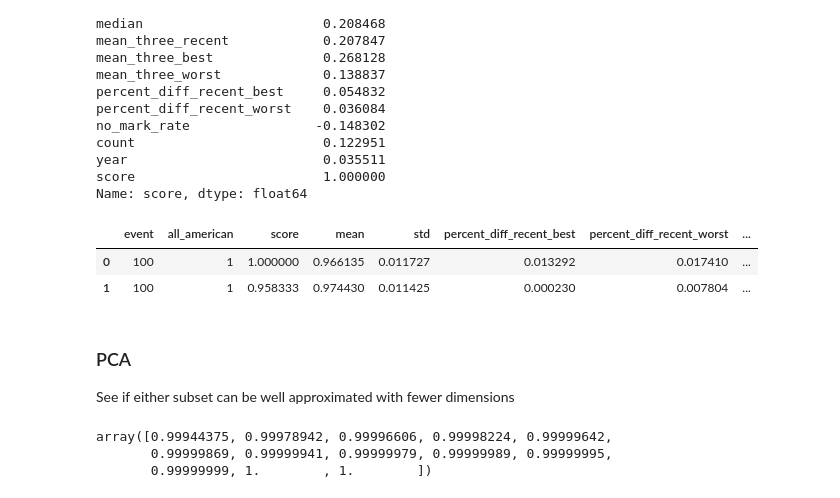
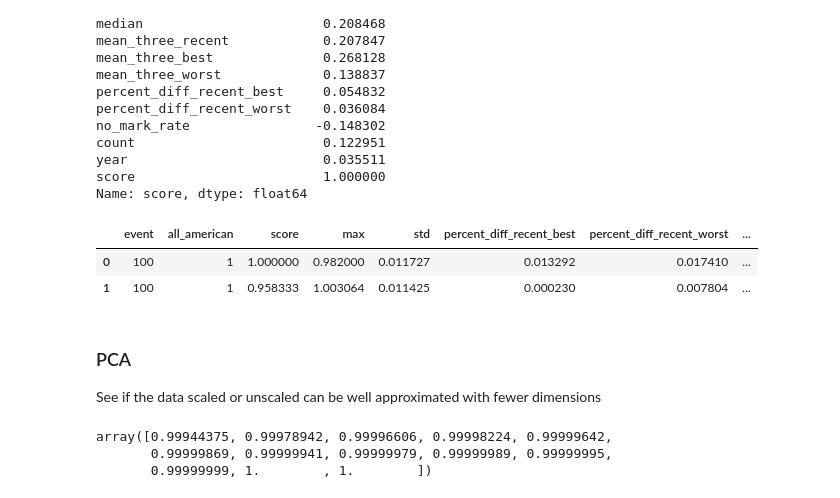
Before and after one commit to HybridNeos/TFRRS-API, a Jupyter notebook: part_3.ipynb, the cells around one changed output. Cells and saved outputs as stored; diff of their text form; code cells hidden in the pictures.

```diff
--- a/part_3.ipynb
+++ b/part_3.ipynb
@@ -84,16 +85,17 @@ year                         0.035511
 score                        1.000000
 Name: score, dtype: float64
 # %%
-# Based on correlation alone, the only descriptive statistic needed is mean so our feature reduced data would be
-X_fr_correlation = df[["event", "all_american", "score", "mean", "std", "percent_diff_recent_best", "percent_diff_recent_worst", "no_mark_rate", "count", "year"]]
+# Because min, max, median, and mean_ features are so strongly correlated I will pick only one based on its strongest correlation to target
+# Thus by correlation the feature reduced data would be include max, std, percent_diff_recent_best, percent_diff_recnt_worst, no_mark_rate, count, and year
+X_fr_correlation = df[["event", "all_american", "score", "max", "std", "percent_diff_recent_best", "percent_diff_recent_worst", "no_mark_rate", "count", "year"]]
 X_fr_correlation.head(2)
 # %% [output]
-|  | event | all_american | score | mean | std | percent_diff_recent_best | percent_diff_recent_worst | ... |
-| 0 | 100 | 1 | 1.000000 | 0.966135 | 0.011727 | 0.013292 | 0.017410 | ... |
-| 1 | 100 | 1 | 0.958333 | 0.974430 | 0.011425 | 0.000230 | 0.007804 | ... |
+|  | event | all_american | score | max | std | percent_diff_recent_best | percent_diff_recent_worst | ... |
+| 0 | 100 | 1 | 1.000000 | 0.982000 | 0.011727 | 0.013292 | 0.017410 | ... |
+| 1 | 100 | 1 | 0.958333 | 1.003064 | 0.011425 | 0.000230 | 0.007804 | ... |
 # %% [markdown]
 ### PCA
-See if either subset can be well approximated with fewer dimensions
+See if the data scaled or unscaled can be well approximated with fewer dimensions
 # %%
 from sklearn.decomposition import PCA
 from sklearn.discriminant_analysis import LinearDiscriminantAnalysis as LDA
```
Also changed, not shown: parts of 22 cells of this notebook.
